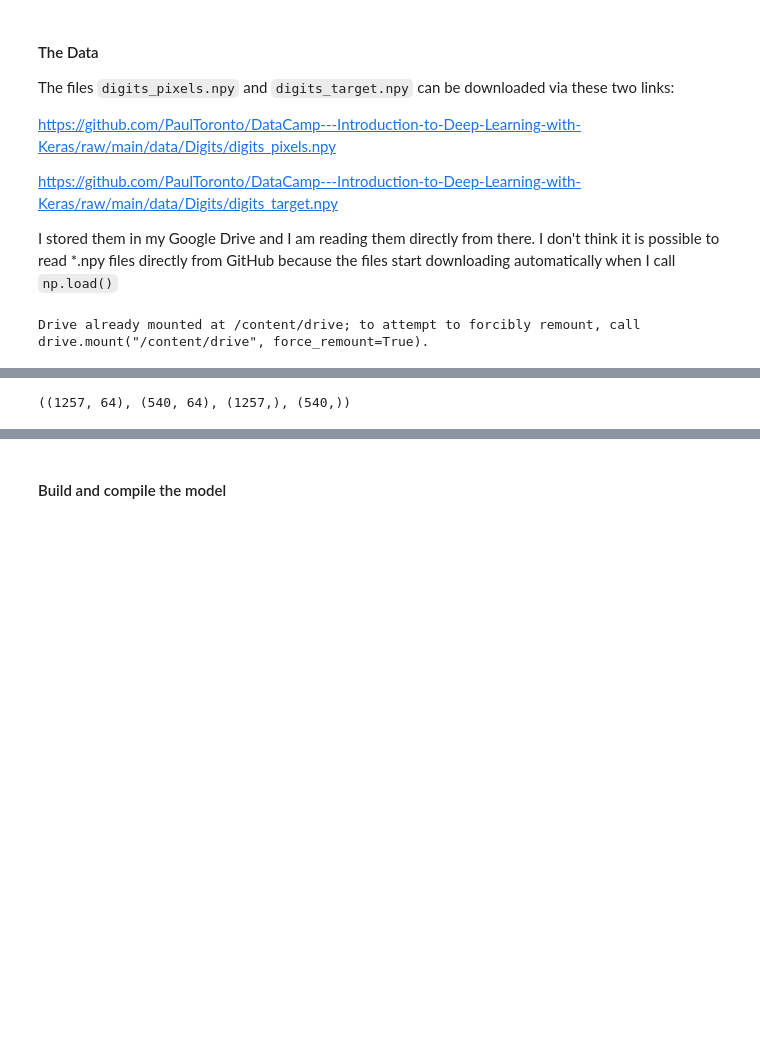
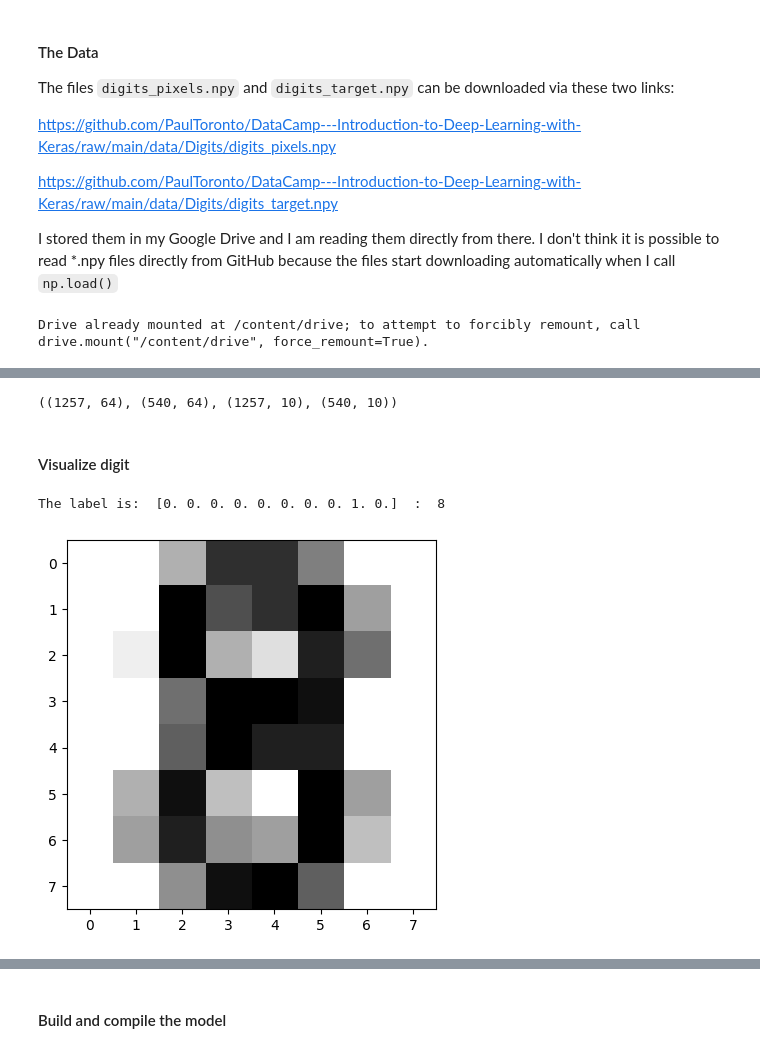
Before and after one commit to PaulToronto/DataCamp---Introduction-to-Deep-Learning-with-Keras, a Jupyter notebook: Part_3_of_4_Improving_Your_Model_Performance.ipynb, the cells around one changed output, grey strips where cells are left out. Saved outputs shown, nothing was run; the diff lists cells and outputs as text; code cells hidden in the pictures; blank space fills up the shorter version.

```diff
--- a/Part_3_of_4_Improving_Your_Model_Performance.ipynb
+++ b/Part_3_of_4_Improving_Your_Model_Performance.ipynb
@@ -103,10 +107,10 @@ file_path = '/content/drive/My Drive/Colab Notebooks/Data Science/Mars-Seluna/'
 file_path += 'DataCamp - Introduction to Deep Learning with Keras/'
 file_path += 'digits_pixels.npy'
 
-X = np.load(file_path)
+X_original = np.load(file_path)
 
 file_path = '/content/drive/My Drive/Colab Notebooks/Data Science/Mars-Seluna/'
 file_path += 'DataCamp - Introduction to Deep Learning with Keras/'
 file_path += 'digits_target.npy'
 
-y = np.load(file_path)
+y_original = np.load(file_path)
@@ -127,0 +136,6 @@ y.shape, y
+# %%
+# y needs to be one-hot encoded
+
+#from tensorflow.keras.utils import to_categorical
+y = to_categorical(y_original)
+y.shape, y
@@ -128,6 +151,26 @@ y.shape, y
 # %%
-X_train, X_test, y_train, y_test = train_test_split(X, y, train_size=0.7)
+# `shuffle=True` is the default, this particular dataset needs to be shuffled
+X_train, X_test, y_train, y_test = train_test_split(X_original,
+                                                    y,
+                                                    train_size=0.7,
+                                                    random_state=42)
 
 X_train.shape, X_test.shape, y_train.shape, y_test.shape
 # %% [output]
-((1257, 64), (540, 64), (1257,), (540,))
+((1257, 64), (540, 64), (1257, 10), (540, 10))
+# %% [markdown]
+#### Visualize digit
+# %%
+def viz_digit(digits, index):
+    digit = digits[index].reshape(8, 8)
+    plt.imshow(digit, cmap='gray_r')
+
+def get_label(target, index):
+    label = target[index]
+    return np.argmax(label)
+
+print('The label is: ', y_train[0], ' : ', get_label(y_train, 0))
+viz_digit(X_train, 0)
+# %% [output]
+The label is:  [0. 0. 0. 0. 0. 0. 0. 0. 1. 0.]  :  8
+[figure, added]
```
Also changed, not shown: parts of 9 cells of this notebook.
